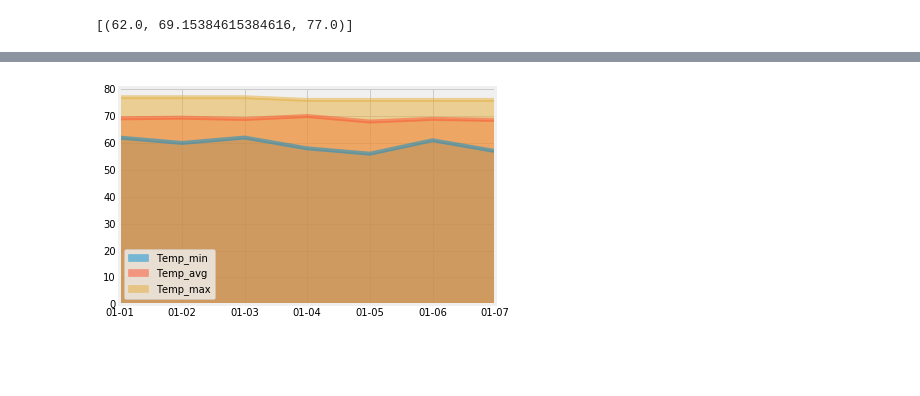
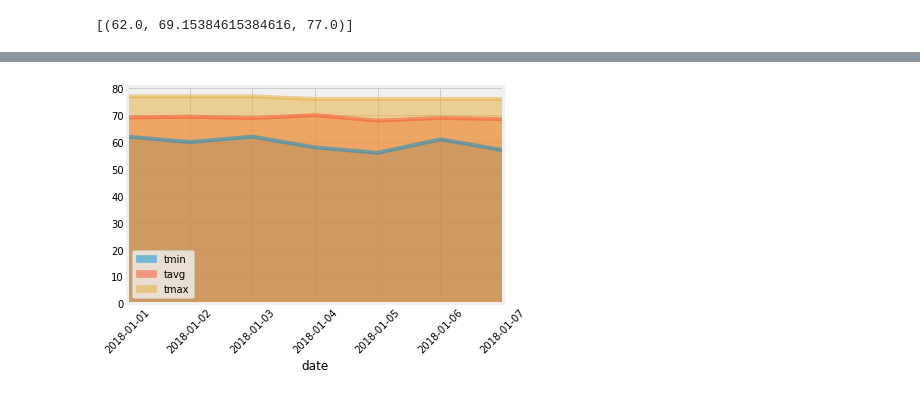
Before and after one commit to shilpiray/Surfs_Up, a Jupyter notebook: climate_starter.ipynb, the cells around one changed output, grey strips where cells are left out. Cells and saved outputs as stored; diff of their text form; code cells hidden in the pictures; blank space fills up the shorter version.

```diff
--- a/climate_starter.ipynb
+++ b/climate_starter.ipynb
@@ -288,26 +287,15 @@ daily_normals("01-01")
 # Set the start and end date of the trip
 start_date = '2017-01-01'
 end_date = '2017-01-07'
+
 # Use the start and end date to create a range of dates
+date = pd.date_range(start_date,end_date)
 
-date =  session.query(func.strftime("%m-%d",Measurement.date)).filter(Measurement.date.between(start_date,end_date)).\
-        group_by(Measurement.date).all()
-
-j = []
-for i in date:
-    j.append(i[0])
+# Stip off the year and save a list of %m-%d strings
+month_day = date.strftime("%m-%d")
 
 
-# Stip off the year and save a list of %m-%d strings
-
 # Loop through the list of %m-%d strings and calculate the normals for each date
-i = 0
-trip_temp_list = []
-
-t_min = []
-t_max = []
-t_avg =[]
-for a in j:
-    t_min.append(daily_normals(a)[0][0])
-    t_avg.append(daily_normals(a)[0][1])
-    t_max.append(daily_normals(a)[0][2])
+normal = []
+for day in month_day:
+    normal.append(*daily_normals(day))
@@ -329,0 +302,8 @@ final_df
+# %%
+# Load the previous query results into a Pandas DataFrame and add the `trip_dates` range as the `date` index
+date1 = ['2018-01-01', '2018-01-02', '2018-01-03', '2018-01-04','2018-01-05', '2018-01-06', '2018-01-07']
+final_df = pd.DataFrame(normal, columns = ['tmin' , 'tavg', 'tmax'], index=date1)
+final_df.index.name = 'date'
+
+#final dataframe
+final_df
@@ -330,6 +320,8 @@ final_df
 # %%
 # Plot the daily normals as an area plot with `stacked=False`
 final_df.plot.area(stacked=False)
+plt.xticks(rotation=45)
+plt.xlabel('date')
 plt.savefig('area_plot.png')
 # %% [output]
-[figure, old version]
+[figure, new version]
```
Also changed, not shown: parts of 5 cells of this notebook, 3 other files.
